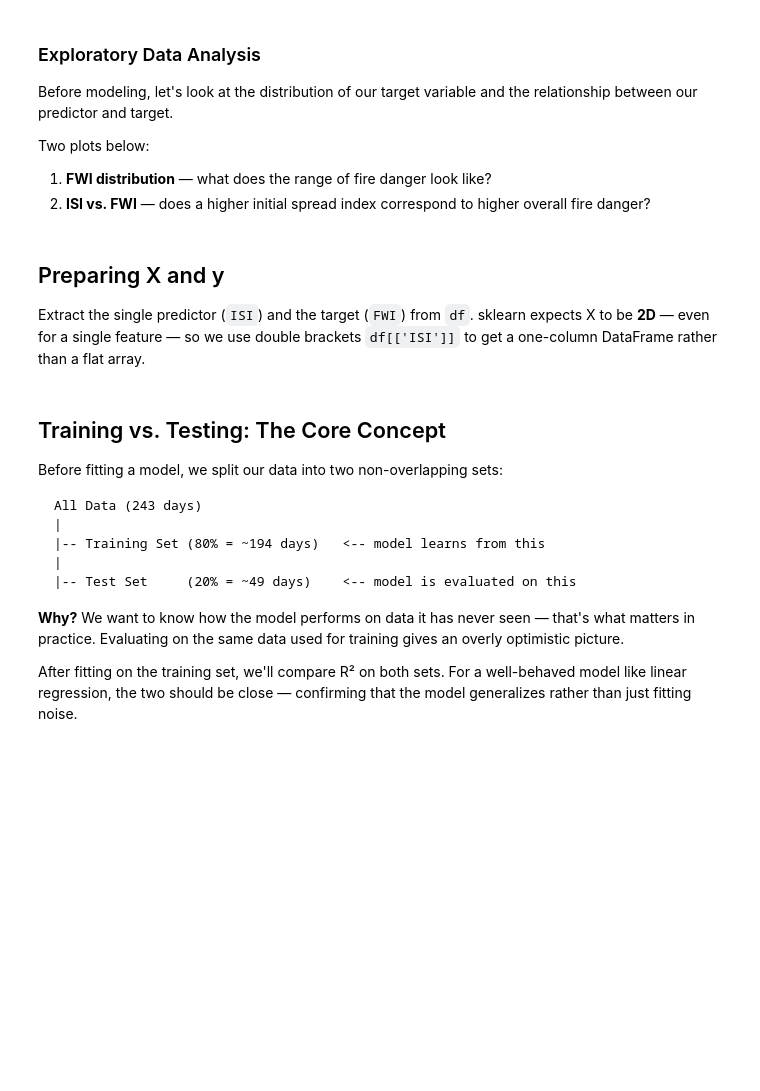
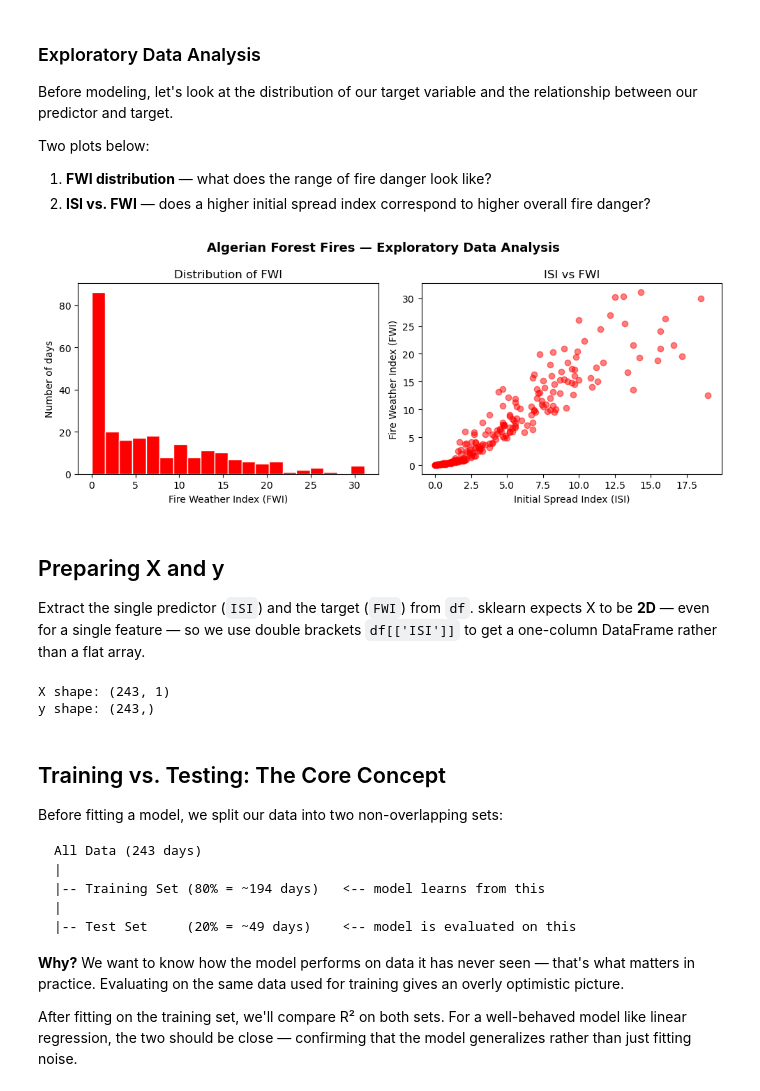
Before and after one commit to kylienewcomer/eds232-labs, a Jupyter notebook: lab1.ipynb, the cells around one changed output. Drawn from its saved outputs; the diff is of its cells as text; code cells hidden in the pictures; blank space fills up the shorter version.

```diff
--- a/lab1.ipynb
+++ b/lab1.ipynb
@@ -281,5 +295,5 @@ This dataset has two main messy features we need to update before we can build o
 
 print("Column names before cleaning:", df.columns.tolist())
 
-
+df.columns = df.columns.str.strip()
 print("Column names after cleaning:", df.columns.tolist())
@@ -294,5 +316,6 @@ print(df[['DC', 'FWI']].dtypes)
 # %%
-
+numeric_cols = [c for c in df.columns if c!= "region"]
+df[numeric_cols] = df[numeric_cols].apply(pd.to_numeric, errors = 'coerce')
 
 print("DC and FWI Column types after conversion: ")
 print(df[['DC', 'FWI']].dtypes)
@@ -301,5 +334,5 @@ print(df[['DC', 'FWI']].dtypes)
 
 Any row with a `NaN` is unusable for modeling. Dropping them removes the one corrupted row identified above.
 # %%
-
+df = df.dropna().reset_index(drop = True)
 print(df.dtypes)
@@ -315,23 +364,27 @@ Two plots below:
 # %%
 import matplotlib.pyplot as plt
 
 fig, axes = plt.subplots(1, 2, figsize=(10, 4))
 
 # --- Plot 1: FWI distribution ---
 axes[0].hist(df['FWI'], bins=20, color='red', edgecolor='white')
 axes[0].set_xlabel('Fire Weather Index (FWI)')
 axes[0].set_ylabel('Number of days')
 axes[0].set_title('Distribution of FWI')
 
 # --- Plot 2: ISI vs FWI ---
-
-
+axes[1].scatter(df['ISI'], df['FWI'], alpha = 0.5, color = "red")
+axes[1].set_xlabel("Initial Spread Index (ISI)")
+axes[1].set_ylabel("Fire Weather Index (FWI)")
+axes[1].set_title("ISI vs FWI")
 
 
 
 plt.suptitle('Algerian Forest Fires — Exploratory Data Analysis', fontsize=13, fontweight='bold')
 plt.tight_layout()
 plt.show()
+# %% [output]
+[figure, added]
 # %% [markdown]
 
 ## Preparing X and y
@@ -339,10 +392,13 @@ plt.show()
 Extract the single predictor (`ISI`) and the target (`FWI`) from `df`. sklearn expects X to be **2D** — even for a single feature — so we use double brackets `df[['ISI']]` to get a one-column DataFrame rather than a flat array.
 # %%
 X = df[['ISI']].values   # shape (n, 1) — 2D required by sklearn
-y = df['FWI'].values     # shape (n,)
+y = df['FWI'].values     # shape (n,) - 1D
 
 print(f"X shape: {X.shape}")
 print(f"y shape: {y.shape}")
+# %% [output]
+X shape: (243, 1)
+y shape: (243,)
 # %% [markdown]
 
 ## Training vs. Testing: The Core Concept
```
Also changed, not shown: parts of 7 cells of this notebook.
